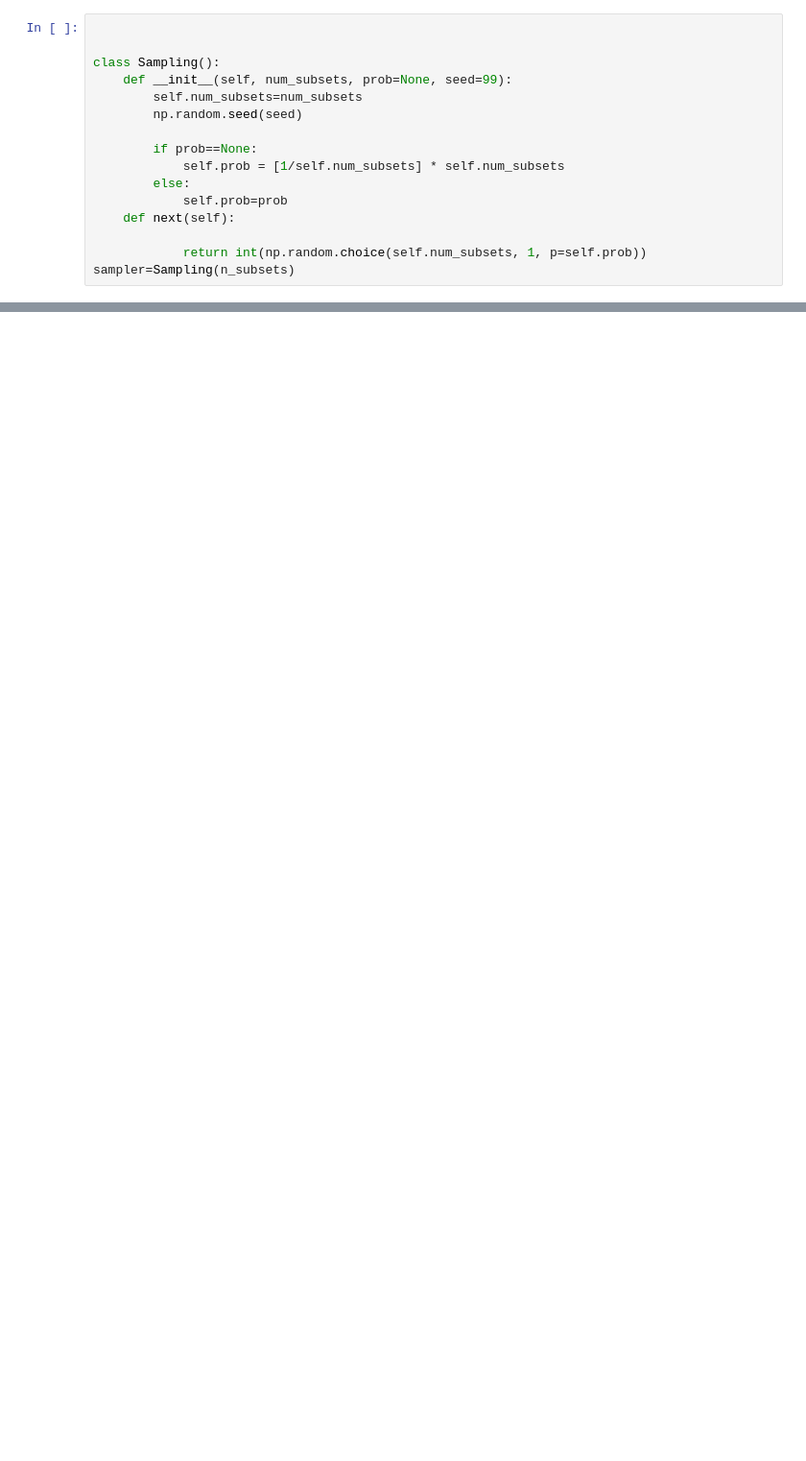
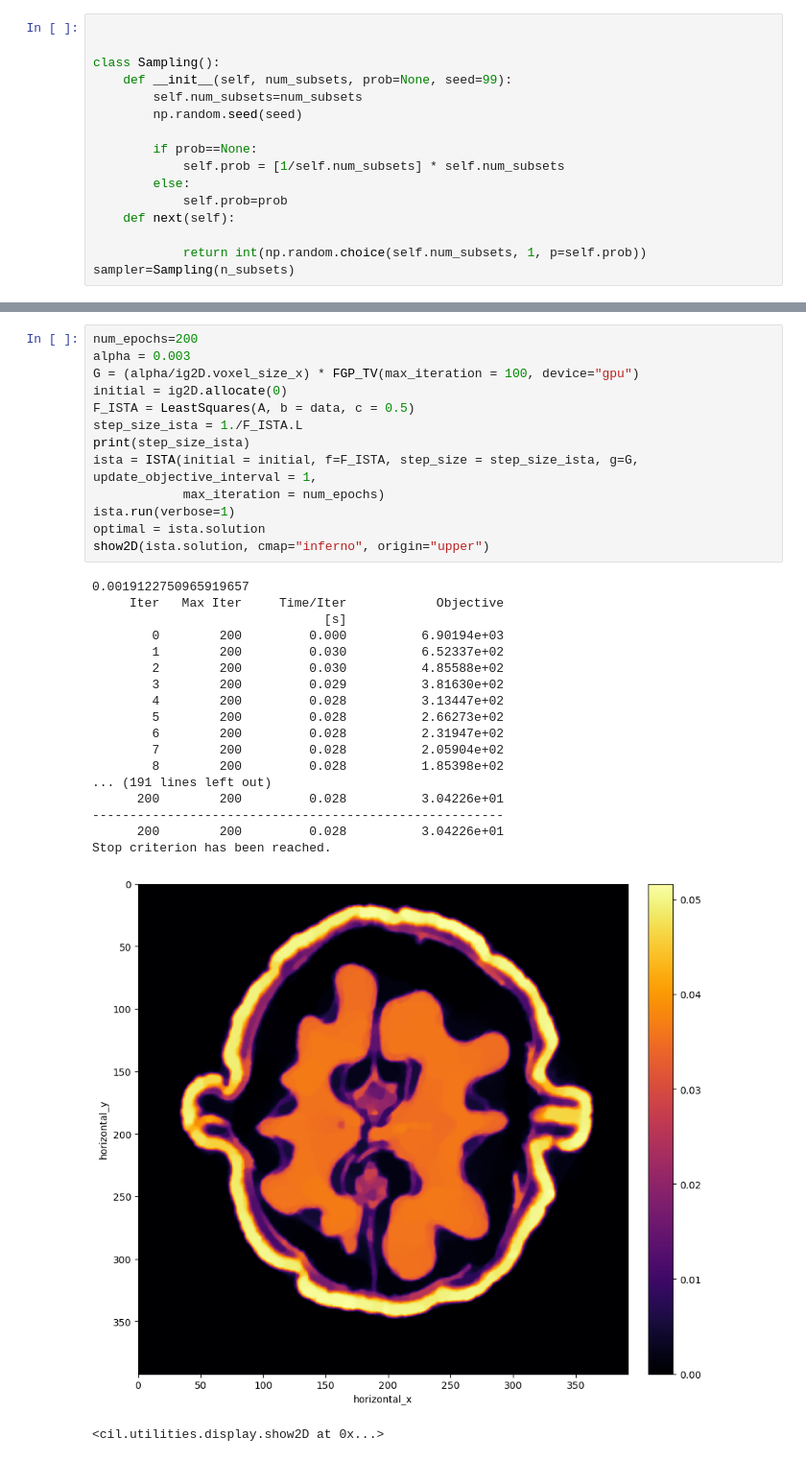
Before and after one commit to MargaretDuff/cil_test_notebooks, a Jupyter notebook: stochastic_gradients/test_SGD.ipynb, the cells around one changed output, grey strips where cells are left out. Shown at 96% size. Cells and saved outputs as stored; diff of their text form; blank space fills up the shorter version.

```diff
--- a/stochastic_gradients/test_SGD.ipynb
+++ b/stochastic_gradients/test_SGD.ipynb
@@ -191,2 +191,35 @@ Stop criterion has been reached.
 <cil.utilities.display.show2D at 0x...>
+# %%
+num_epochs=200
+alpha = 0.003
+G = (alpha/ig2D.voxel_size_x) * FGP_TV(max_iteration = 100, device="gpu")
+initial = ig2D.allocate(0)
+F_ISTA = LeastSquares(A, b = data, c = 0.5)
+step_size_ista = 1./F_ISTA.L
+print(step_size_ista)
+ista = ISTA(initial = initial, f=F_ISTA, step_size = step_size_ista, g=G, update_objective_interval = 1,
+            max_iteration = num_epochs)
+ista.run(verbose=1)
+optimal = ista.solution
+show2D(ista.solution, cmap="inferno", origin="upper")
+# %% [output]
+0.0019122750965919657
+     Iter   Max Iter     Time/Iter            Objective
+                               [s]
+        0        200         0.000          6.90194e+03
+        1        200         0.030          6.52337e+02
+        2        200         0.030          4.85588e+02
+        3        200         0.029          3.81630e+02
+        4        200         0.028          3.13447e+02
+        5        200         0.028          2.66273e+02
+        6        200         0.028          2.31947e+02
+        7        200         0.028          2.05904e+02
+        8        200         0.028          1.85398e+02
+... (191 lines left out)
+      200        200         0.028          3.04226e+01
+-------------------------------------------------------
+      200        200         0.028          3.04226e+01
+Stop criterion has been reached.
+[figure, added]
+<cil.utilities.display.show2D at 0x...>
 # %%
```
Also changed, not shown: parts of 9 cells of this notebook.
